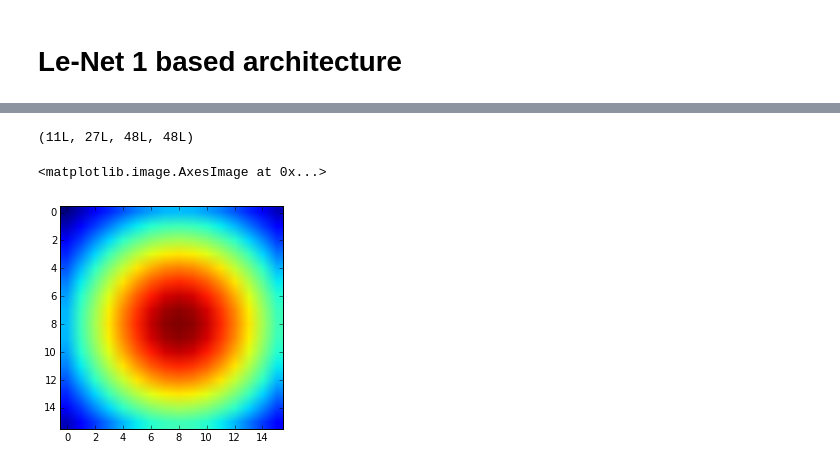
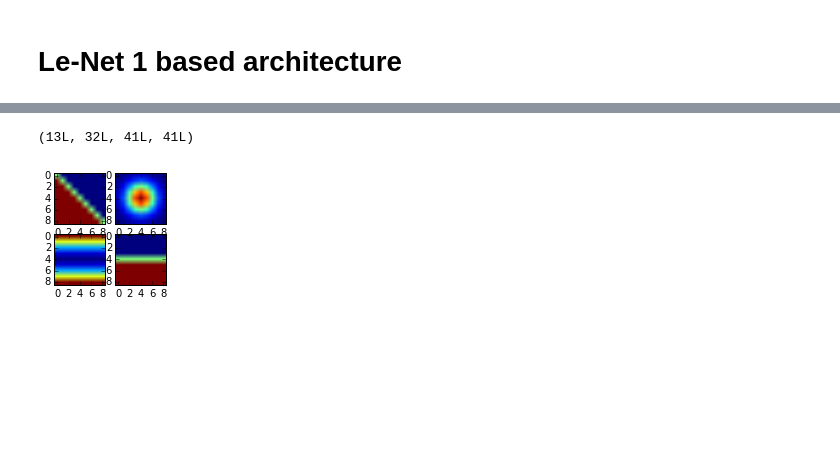
Before and after one commit to HKCaesar/Satellite-Image-Classifier, a Jupyter notebook: code/CNN/CNN3-BP.ipynb, the cells around one changed output, grey strips where cells are left out. Drawn from its saved outputs; the diff is of its cells as text; code cells hidden in the pictures; blank space fills up the shorter version.

```diff
--- a/code/CNN/CNN3-BP.ipynb
+++ b/code/CNN/CNN3-BP.ipynb
@@ -228,5 +323,13 @@ dataPatchedW9=np.array([[data[j*patchSize:(j+1)*patchSize,i*patchSize:(i+1)*patc
 # %%
-dataPatchedW9.shape
+dataPatchedC9.shape
 # %% [output]
-(11L, 27L, 48L, 48L)
+(13L, 32L, 41L, 41L)
+# %%
+plots=[WC11,WC12,WC13,WC14]#WC15,WC16,WC17,WC18,WC19,WC110,WC111]
+plt.figure(figsize=(2,2))
+for i in range(0,len(plots)):
+    plt.subplot(2,len(plots)/2,i)
+    plt.imshow(plots[i])
+# %% [output]
+[figure, added]
 # %%
@@ -339,7 +486,0 @@ WP4=np.array([
-# %%
-# print(dataPatchedF5.shape)
-# plt.imshow(dataPatchedF5[7,18,:,:])
-plt.imshow(WC112)
-# %% [output]
-<matplotlib.image.AxesImage at 0x...>
-[figure, removed]
```
Also changed, not shown: parts of 21 cells of this notebook, 10 other files.
